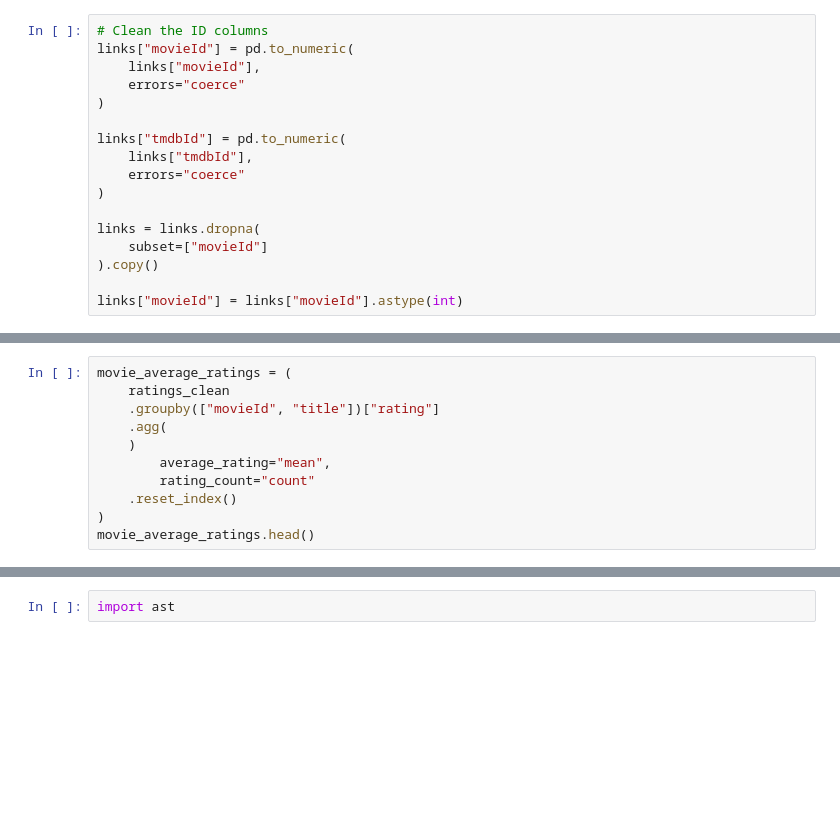
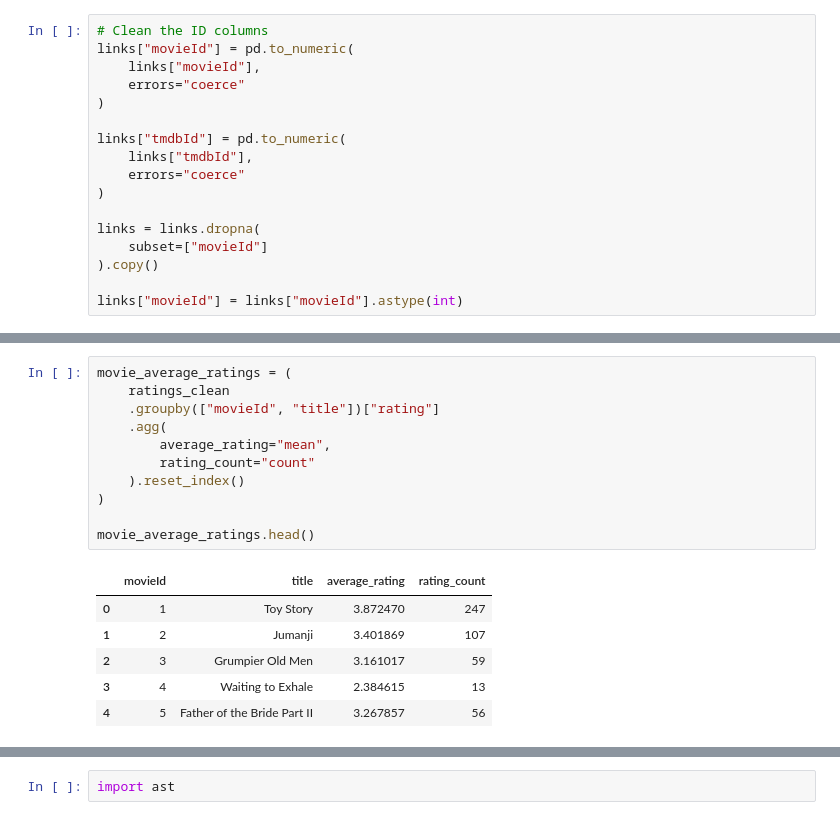
Before and after one commit to Vuyo127/Movie-Recommendation-System, a Jupyter notebook: Movie_Recommendation_Data_Cleaning.ipynb, the cells around one changed output, grey strips where cells are left out. Saved outputs shown, nothing was run; the diff lists cells and outputs as text; blank space fills up the shorter version.

```diff
--- a/Movie_Recommendation_Data_Cleaning.ipynb
+++ b/Movie_Recommendation_Data_Cleaning.ipynb
@@ -508,14 +652,21 @@ plt.show()
 # %%
 movie_average_ratings = (
     ratings_clean
     .groupby(["movieId", "title"])["rating"]
     .agg(
-    )
         average_rating="mean",
         rating_count="count"
-    .reset_index()
+    ).reset_index()
 )
+
 movie_average_ratings.head()
+# %% [output]
+|  | movieId | title | average_rating | rating_count |
+| 0 | 1 | Toy Story | 3.872470 | 247 |
+| 1 | 2 | Jumanji | 3.401869 | 107 |
+| 2 | 3 | Grumpier Old Men | 3.161017 | 59 |
+| 3 | 4 | Waiting to Exhale | 2.384615 | 13 |
+| 4 | 5 | Father of the Bride Part II | 3.267857 | 56 |
 # %%
 highly_rated_movies = movie_average_ratings[
     movie_average_ratings["rating_count"] >= 20
```
Also changed, not shown: parts of 58 cells of this notebook.
